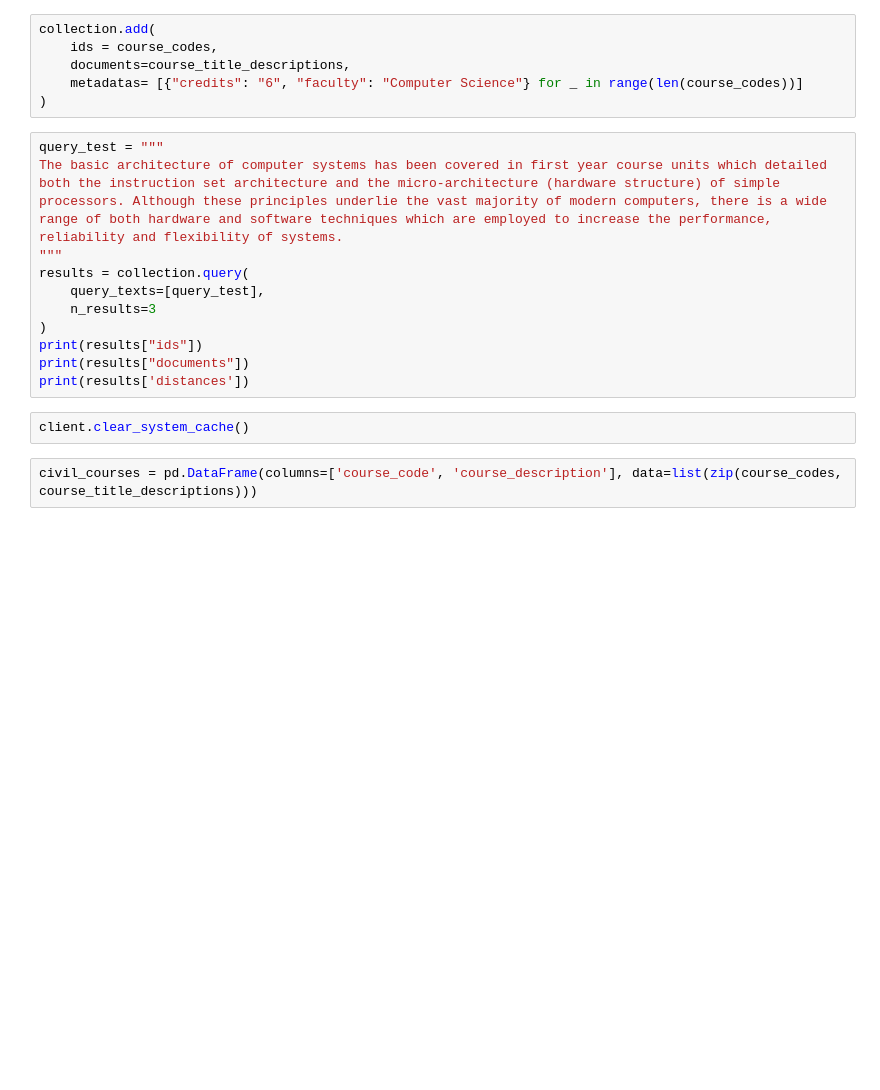
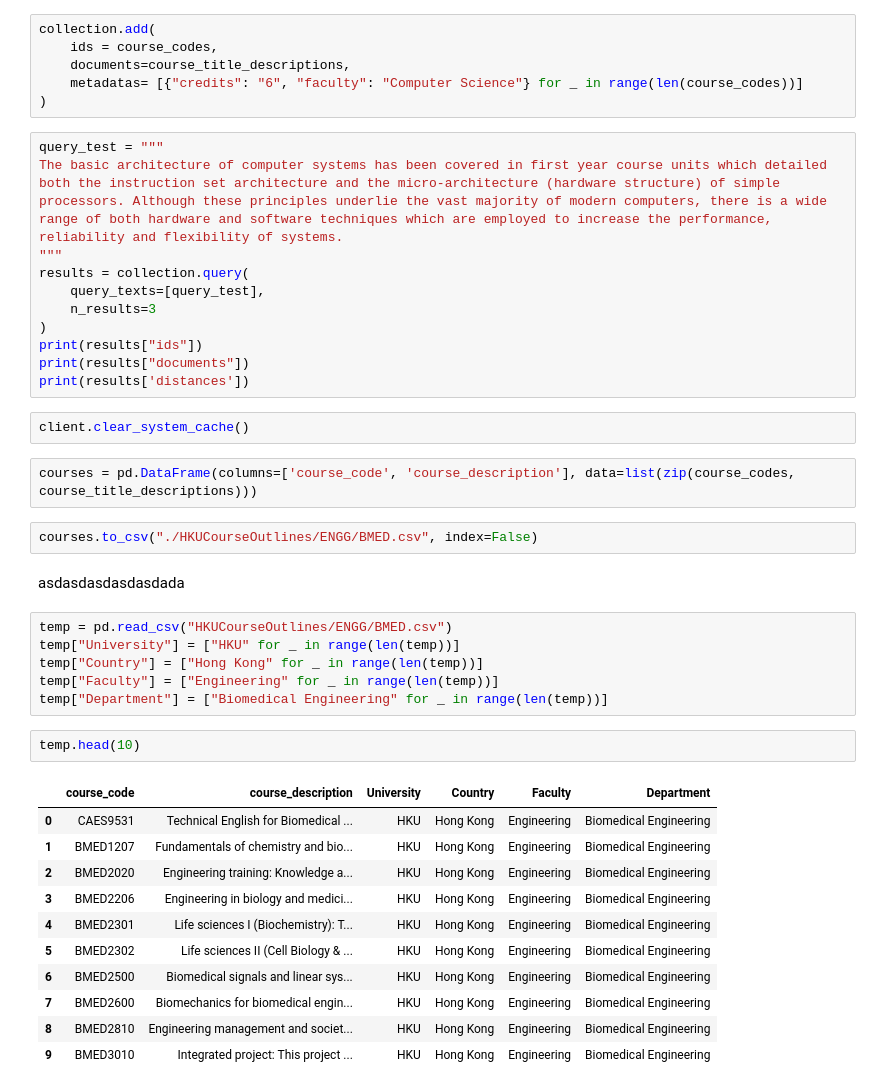
Before and after one commit to MarcellSuyanto/HKU-Exchange-Buddy, a Jupyter notebook: vectorDB/vectorDatabase.ipynb, the cells around one changed output. Cells and saved outputs as stored; diff of their text form; blank space fills up the shorter version.

```diff
--- a/vectorDB/vectorDatabase.ipynb
+++ b/vectorDB/vectorDatabase.ipynb
@@ -149,4 +100,28 @@ print(results['distances'])
 # %%
 client.clear_system_cache()
 # %%
-civil_courses = pd.DataFrame(columns=['course_code', 'course_description'], data=list(zip(course_codes, course_title_descriptions)))
+courses = pd.DataFrame(columns=['course_code', 'course_description'], data=list(zip(course_codes, course_title_descriptions)))
+# %%
+courses.to_csv("./HKUCourseOutlines/ENGG/BMED.csv", index=False)
+# %% [markdown]
+asdasdasdasdasdada
+# %%
+temp = pd.read_csv("HKUCourseOutlines/ENGG/BMED.csv")
+temp["University"] = ["HKU" for _ in range(len(temp))]
+temp["Country"] = ["Hong Kong" for _ in range(len(temp))]
+temp["Faculty"] = ["Engineering" for _ in range(len(temp))]
+temp["Department"] = ["Biomedical Engineering" for _ in range(len(temp))]
+# %%
+temp.head(10)
+# %% [output]
+|  | course_code | course_description | University | Country | Faculty | Department |
+| 0 | CAES9531 | Technical English for Biomedical ... | HKU | Hong Kong | Engineering | Biomedical Engineering |
+| 1 | BMED1207 | Fundamentals of chemistry and bio... | HKU | Hong Kong | Engineering | Biomedical Engineering |
+| 2 | BMED2020 | Engineering training: Knowledge a... | HKU | Hong Kong | Engineering | Biomedical Engineering |
+| 3 | BMED2206 | Engineering in biology and medici... | HKU | Hong Kong | Engineering | Biomedical Engineering |
+| 4 | BMED2301 | Life sciences I (Biochemistry): T... | HKU | Hong Kong | Engineering | Biomedical Engineering |
+| 5 | BMED2302 | Life sciences II (Cell Biology & ... | HKU | Hong Kong | Engineering | Biomedical Engineering |
+| 6 | BMED2500 | Biomedical signals and linear sys... | HKU | Hong Kong | Engineering | Biomedical Engineering |
+| 7 | BMED2600 | Biomechanics for biomedical engin... | HKU | Hong Kong | Engineering | Biomedical Engineering |
+| 8 | BMED2810 | Engineering management and societ... | HKU | Hong Kong | Engineering | Biomedical Engineering |
+| 9 | BMED3010 | Integrated project: This project ... | HKU | Hong Kong | Engineering | Biomedical Engineering |
```
Also changed, not shown: parts of 8 cells of this notebook.
